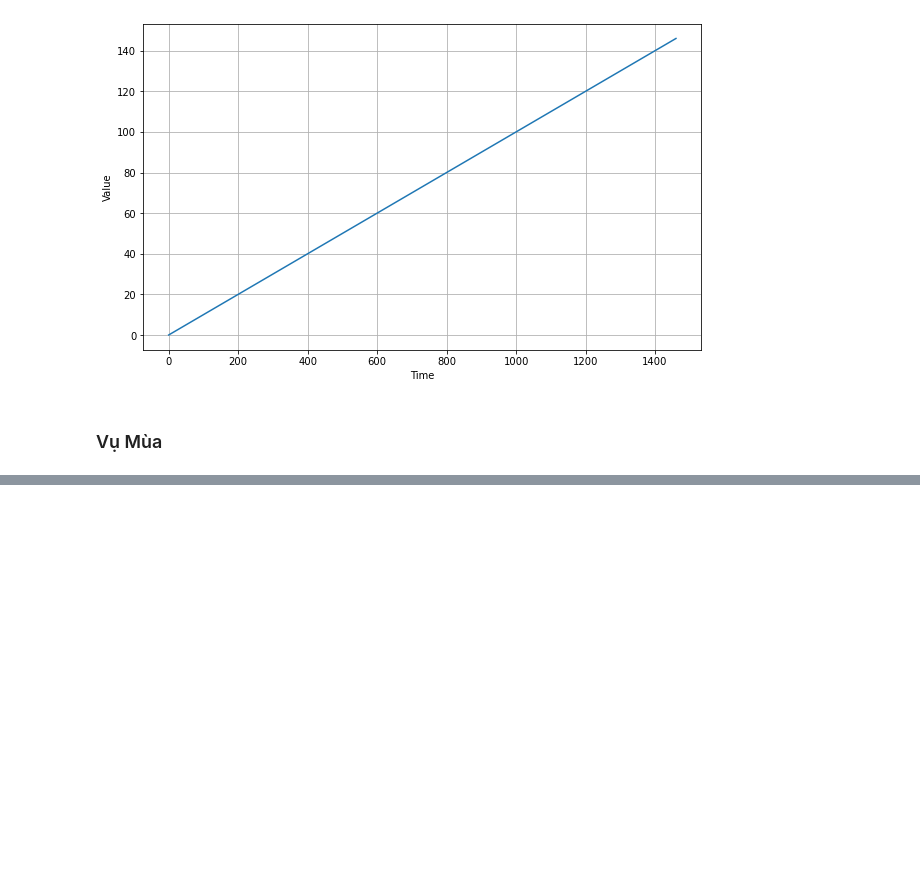
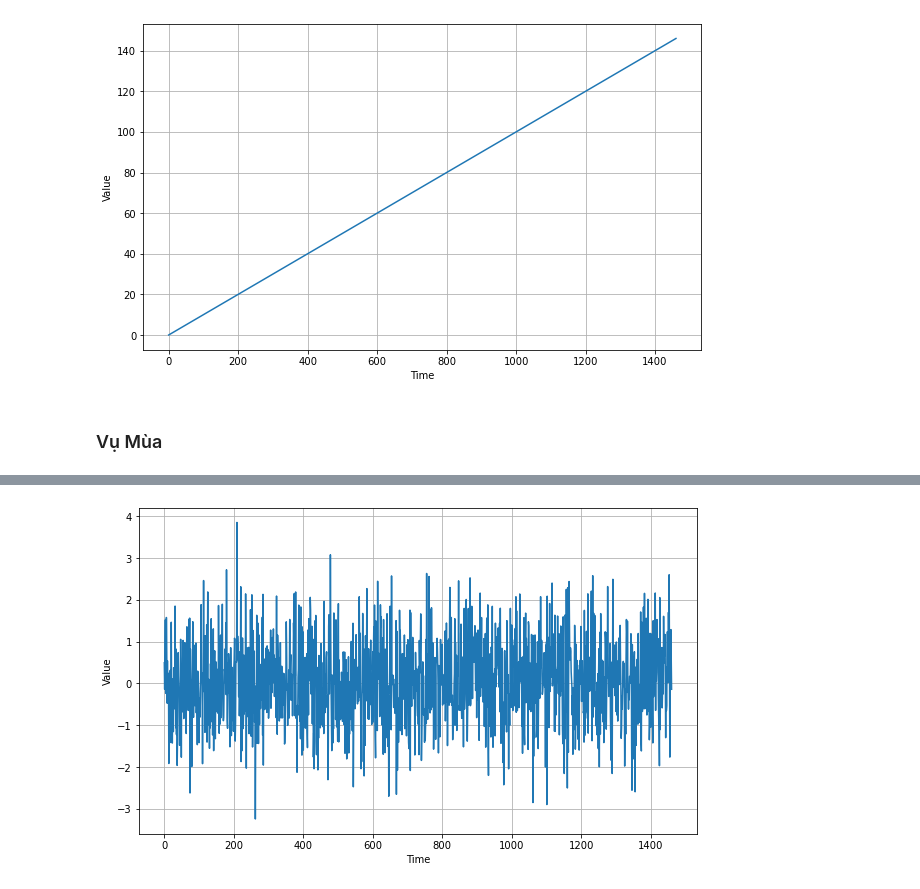
Before and after one commit to ddpham/TFExam, a Jupyter notebook: nbs/time_series/00_basics.ipynb, the cells around one changed output, grey strips where cells are left out. Drawn from its saved outputs; the diff is of its cells as text; code cells hidden in the pictures; blank space fills up the shorter version.

```diff
--- a/nbs/time_series/00_basics.ipynb
+++ b/nbs/time_series/00_basics.ipynb
@@ -61,0 +88,9 @@ def seasonality(time, period, amplitude=1, phase=0):
+# %%
+def create_noise(time, noise_level=1, seed=None):
+    rnd = np.random.RandomState(seed) # tạo seed
+    return rnd.randn(len(time)) * noise_level
+# %%
+noises = create_noise(times, seed=42)
+plot_series(times, noises)
+# %% [output]
+[figure, added]
```
Also changed, not shown: parts of 31 cells of this notebook.
